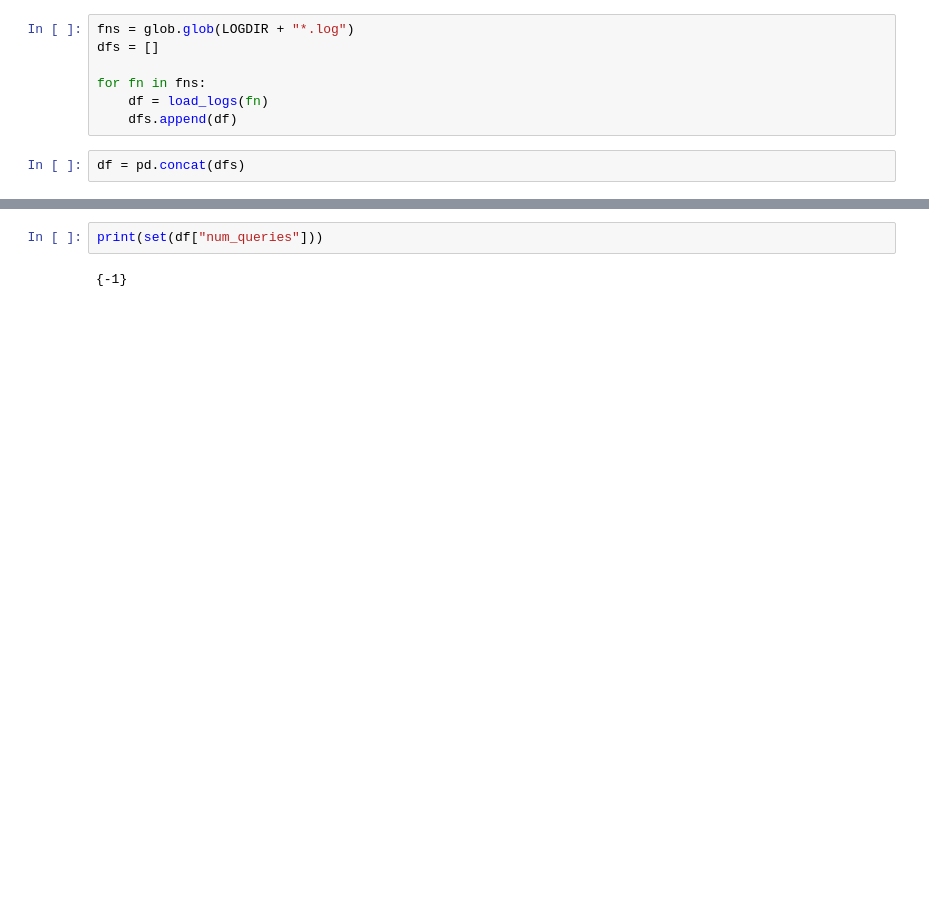
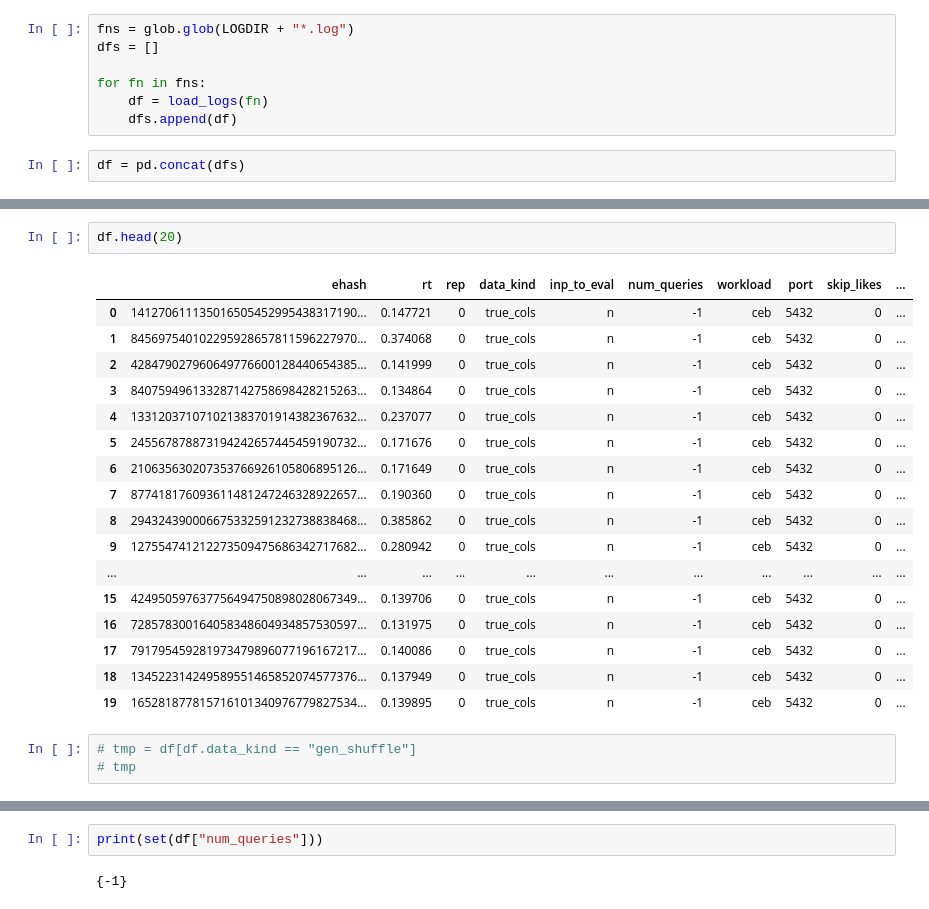
Before and after one commit to parimarjan/WorkloadCharacterization, a Jupyter notebook: Notebooks/Analyze-EvaldData-Logs.ipynb, the cells around one changed output, grey strips where cells are left out. Saved outputs shown, nothing was run; the diff lists cells and outputs as text; blank space fills up the shorter version.

```diff
--- a/Notebooks/Analyze-EvaldData-Logs.ipynb
+++ b/Notebooks/Analyze-EvaldData-Logs.ipynb
@@ -74,3 +89,26 @@ df
+# %%
+df.head(20)
+# %% [output]
+|  | ehash | rt | rep | data_kind | inp_to_eval | num_queries | workload | port | skip_likes | ... |
+| 0 | 141270611135016505452995438317190... | 0.147721 | 0 | true_cols | n | -1 | ceb | 5432 | 0 | ... |
+| 1 | 845697540102295928657811596227970... | 0.374068 | 0 | true_cols | n | -1 | ceb | 5432 | 0 | ... |
+| 2 | 428479027960649776600128440654385... | 0.141999 | 0 | true_cols | n | -1 | ceb | 5432 | 0 | ... |
+| 3 | 840759496133287142758698428215263... | 0.134864 | 0 | true_cols | n | -1 | ceb | 5432 | 0 | ... |
+| 4 | 133120371071021383701914382367632... | 0.237077 | 0 | true_cols | n | -1 | ceb | 5432 | 0 | ... |
+| 5 | 245567878873194242657445459190732... | 0.171676 | 0 | true_cols | n | -1 | ceb | 5432 | 0 | ... |
+| 6 | 210635630207353766926105806895126... | 0.171649 | 0 | true_cols | n | -1 | ceb | 5432 | 0 | ... |
+| 7 | 877418176093611481247246328922657... | 0.190360 | 0 | true_cols | n | -1 | ceb | 5432 | 0 | ... |
+| 8 | 294324390006675332591232738838468... | 0.385862 | 0 | true_cols | n | -1 | ceb | 5432 | 0 | ... |
+| 9 | 127554741212273509475686342717682... | 0.280942 | 0 | true_cols | n | -1 | ceb | 5432 | 0 | ... |
+| ... | ... | ... | ... | ... | ... | ... | ... | ... | ... | ... |
+| 15 | 424950597637756494750898028067349... | 0.139706 | 0 | true_cols | n | -1 | ceb | 5432 | 0 | ... |
+| 16 | 728578300164058348604934857530597... | 0.131975 | 0 | true_cols | n | -1 | ceb | 5432 | 0 | ... |
+| 17 | 791795459281973479896077196167217... | 0.140086 | 0 | true_cols | n | -1 | ceb | 5432 | 0 | ... |
+| 18 | 134522314249589551465852074577376... | 0.137949 | 0 | true_cols | n | -1 | ceb | 5432 | 0 | ... |
+| 19 | 165281877815716101340976779827534... | 0.139895 | 0 | true_cols | n | -1 | ceb | 5432 | 0 | ... |
+# %%
+# tmp = df[df.data_kind == "gen_shuffle"]
+# tmp
 # %%
 print(df.keys())
 # %% [output]
```
Also changed, not shown: parts of 17 cells of this notebook, 9 other files.
